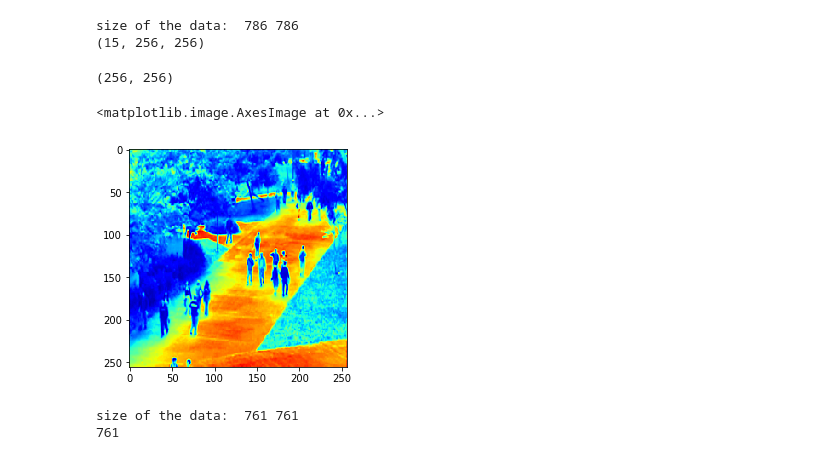
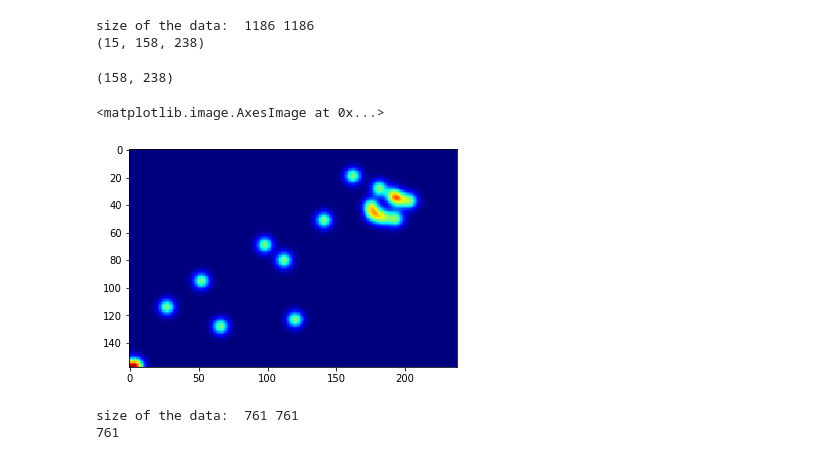
Before and after one commit to francois-baptiste/Precipitation-Nowcasting, a Jupyter notebook: playground.ipynb, the cells around one changed output. Saved outputs shown, nothing was run; the diff lists cells and outputs as text; code cells hidden in the pictures.

```diff
--- a/playground.ipynb
+++ b/playground.ipynb
@@ -181,11 +181,11 @@ class Ucsd_loader1():
         for i in range(len(self.all_glist[index])):
             gt_file = h5py.File(self.all_glist[index][i],'r')
             labeli = np.float32(np.asarray(gt_file['density']))
-            labeli = Image.fromarray(labeli).resize((self.img_size,self.img_size),Image.BILINEAR)
+            labeli = Image.fromarray(labeli)
             label.append(np.asarray(labeli))
 
 
-            datai = Image.open(self.all_dlist[index][i]).resize((self.img_size, self.img_size),Image.BILINEAR)
+            datai = Image.open(self.all_dlist[index][i])
             datai = np.asarray(datai)
             data.append(datai)
 
@@ -196,20 +196,20 @@ class Ucsd_loader1():
     def __len__(self):
         return len(self.all_glist)
 # %%
-dataloader0 = Ucsd_loader1('data/train/','data/train_gt',15)
+dataloader0 = Ucsd_loader1('data/test_fixed/','data/test_fixed_gt',15)
 # dataloader0 = Dataloader0('data/trainset/',5,15, 800)
 data,label = dataloader0.__getitem__(0)
 print(label.shape)
 # %% [output]
-size of the data:  786 786
-(15, 256, 256)
+size of the data:  1186 1186
+(15, 158, 238)
 # %%
 %matplotlib inline
 from matplotlib import pyplot as plt
 from matplotlib import cm as CM
-print(data[0].shape)
-plt.imshow(data[0], cmap=CM.jet)
+print(label[0].shape)
+plt.imshow(label[1], cmap=CM.jet)
 # %% [output]
-(256, 256)
+(158, 238)
 <matplotlib.image.AxesImage at 0x...>
-[figure, old version]
+[figure, new version]
```
Also changed, not shown: parts of 2 cells of this notebook, 5 other files.
